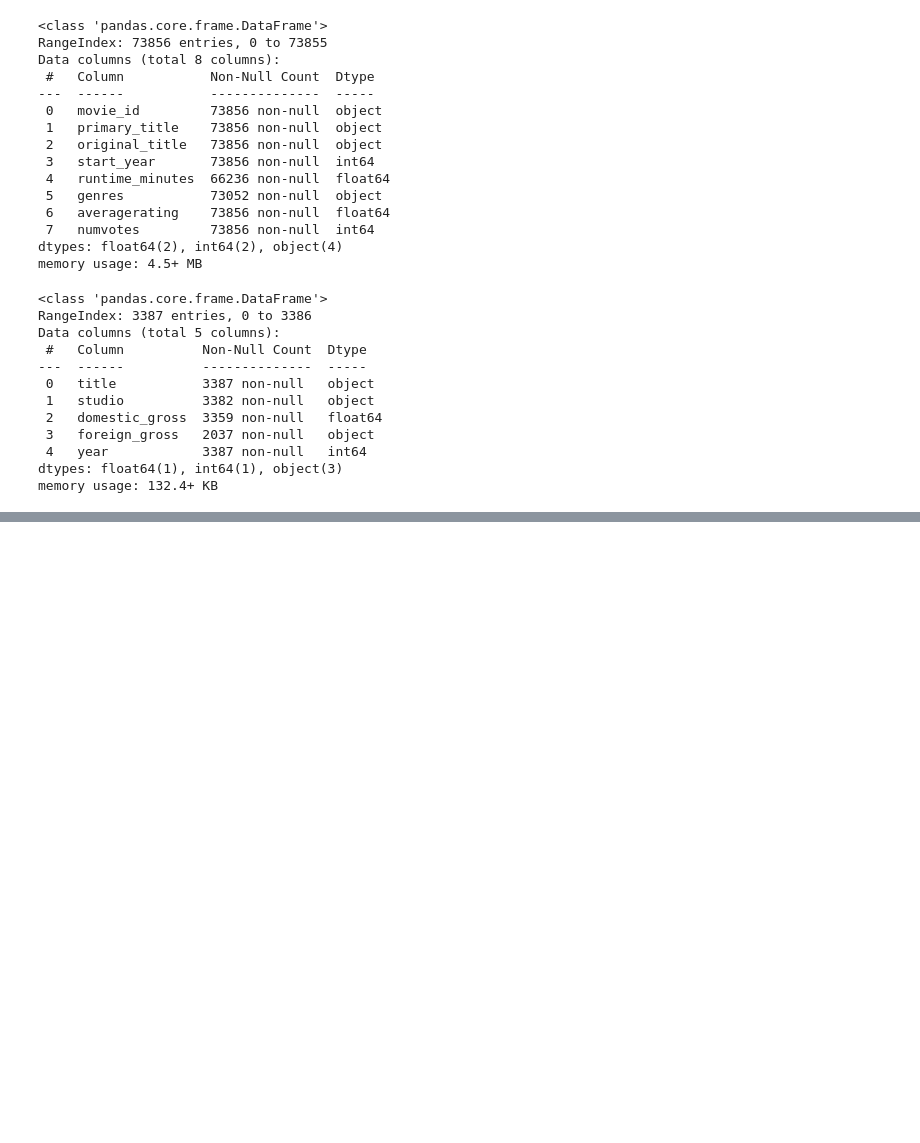
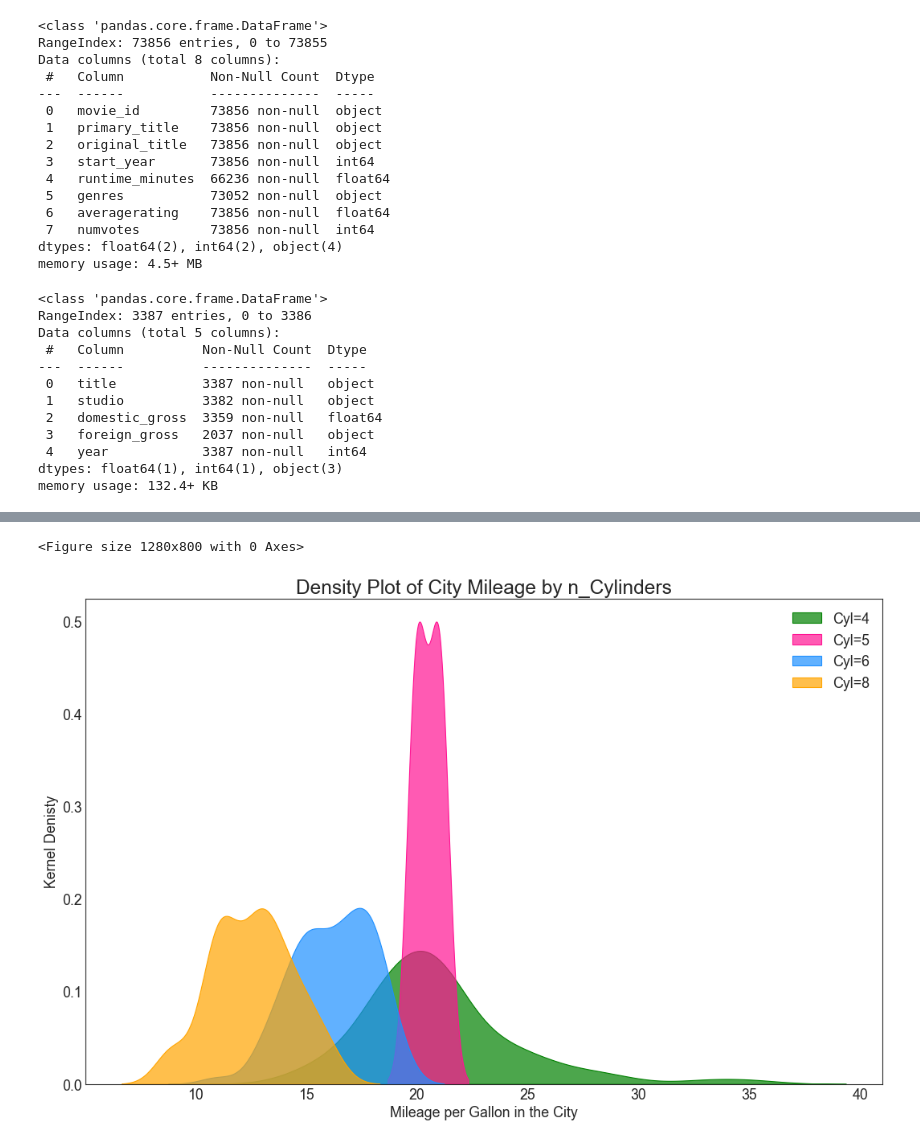
Before and after one commit to nil-91/Microsoft_Movie_Analysis, a Jupyter notebook: code/eda_notebook.ipynb, the cells around one changed output, grey strips where cells are left out. Saved outputs shown, nothing was run; the diff lists cells and outputs as text; code cells hidden in the pictures; blank space fills up the shorter version.

```diff
--- a/code/eda_notebook.ipynb
+++ b/code/eda_notebook.ipynb
@@ -168,0 +231,5 @@ df.sort_values(by=['total_gross'])
+# %%
+sample_plot2()
+# %% [output]
+<Figure size 1280x800 with 0 Axes>
+[figure, added]
```
Also changed, not shown: parts of 11 cells of this notebook, 4 other files.
